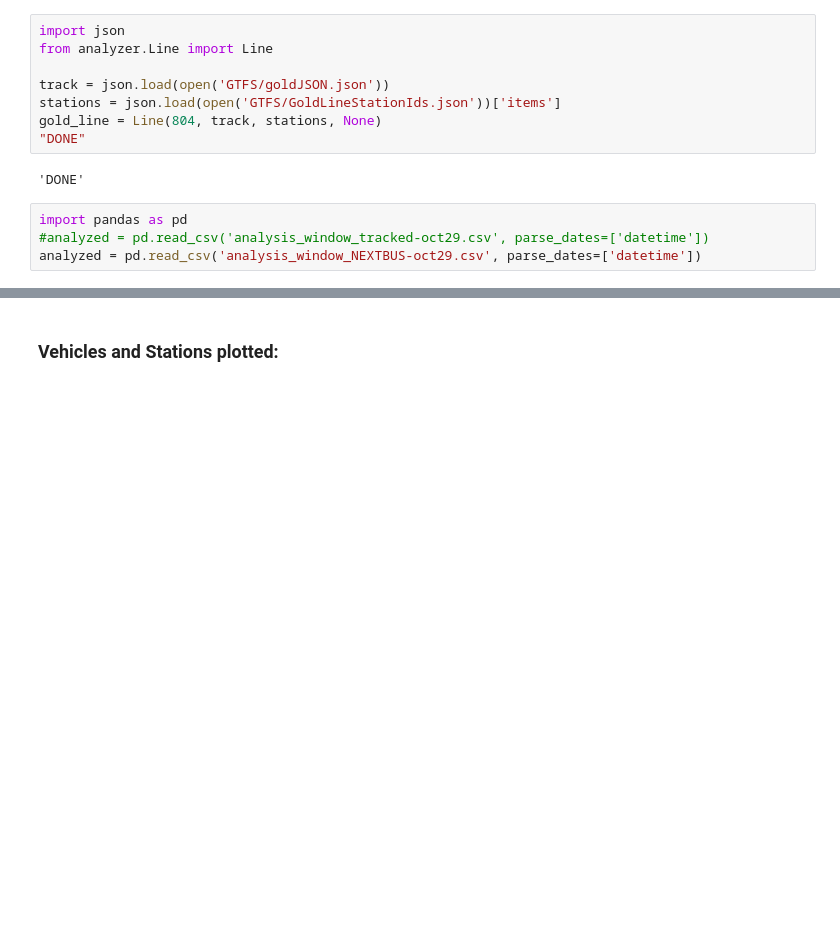
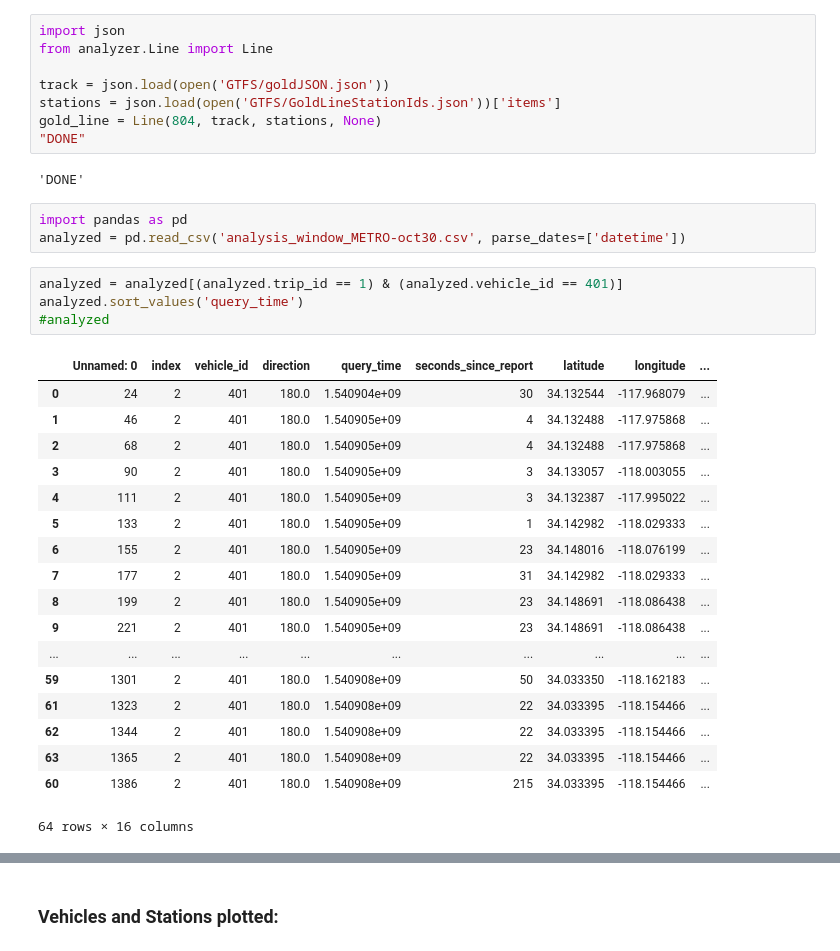
Before and after one commit to metro-ontime/performance_tracker, a Jupyter notebook: performance_model.ipynb, the cells around one changed output, grey strips where cells are left out. Cells and saved outputs as stored; diff of their text form; blank space fills up the shorter version.

```diff
--- a/performance_model.ipynb
+++ b/performance_model.ipynb
@@ -10,5 +10,27 @@ gold_line = Line(804, track, stations, None)
 'DONE'
 # %%
 import pandas as pd
-#analyzed = pd.read_csv('analysis_window_tracked-oct29.csv', parse_dates=['datetime'])
-analyzed = pd.read_csv('analysis_window_NEXTBUS-oct29.csv', parse_dates=['datetime'])
+analyzed = pd.read_csv('analysis_window_METRO-oct30.csv', parse_dates=['datetime'])
+# %%
+analyzed = analyzed[(analyzed.trip_id == 1) & (analyzed.vehicle_id == 401)]
+analyzed.sort_values('query_time')
+#analyzed
+# %% [output]
+|  | Unnamed: 0 | index | vehicle_id | direction | query_time | seconds_since_report | latitude | longitude | ... |
+| 0 | 24 | 2 | 401 | 180.0 | 1.540904e+09 | 30 | 34.132544 | -117.968079 | ... |
+| 1 | 46 | 2 | 401 | 180.0 | 1.540905e+09 | 4 | 34.132488 | -117.975868 | ... |
+| 2 | 68 | 2 | 401 | 180.0 | 1.540905e+09 | 4 | 34.132488 | -117.975868 | ... |
+| 3 | 90 | 2 | 401 | 180.0 | 1.540905e+09 | 3 | 34.133057 | -118.003055 | ... |
+| 4 | 111 | 2 | 401 | 180.0 | 1.540905e+09 | 3 | 34.132387 | -117.995022 | ... |
+| 5 | 133 | 2 | 401 | 180.0 | 1.540905e+09 | 1 | 34.142982 | -118.029333 | ... |
+| 6 | 155 | 2 | 401 | 180.0 | 1.540905e+09 | 23 | 34.148016 | -118.076199 | ... |
+| 7 | 177 | 2 | 401 | 180.0 | 1.540905e+09 | 31 | 34.142982 | -118.029333 | ... |
+| 8 | 199 | 2 | 401 | 180.0 | 1.540905e+09 | 23 | 34.148691 | -118.086438 | ... |
+| 9 | 221 | 2 | 401 | 180.0 | 1.540905e+09 | 23 | 34.148691 | -118.086438 | ... |
+| ... | ... | ... | ... | ... | ... | ... | ... | ... | ... |
+| 59 | 1301 | 2 | 401 | 180.0 | 1.540908e+09 | 50 | 34.033350 | -118.162183 | ... |
+| 61 | 1323 | 2 | 401 | 180.0 | 1.540908e+09 | 22 | 34.033395 | -118.154466 | ... |
+| 62 | 1344 | 2 | 401 | 180.0 | 1.540908e+09 | 22 | 34.033395 | -118.154466 | ... |
+| 63 | 1365 | 2 | 401 | 180.0 | 1.540908e+09 | 22 | 34.033395 | -118.154466 | ... |
+| 60 | 1386 | 2 | 401 | 180.0 | 1.540908e+09 | 215 | 34.033395 | -118.154466 | ... |
+64 rows × 16 columns
```
Also changed, not shown: parts of 6 cells of this notebook, 8 other files.
